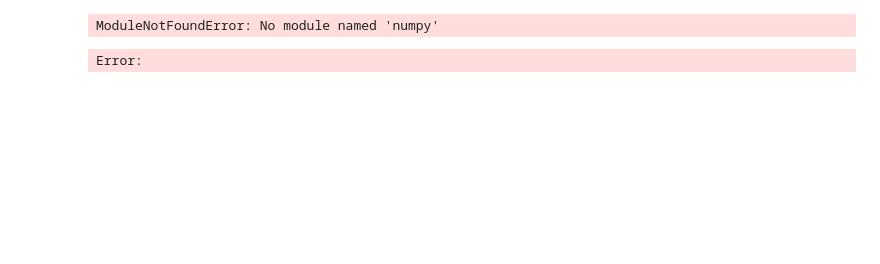
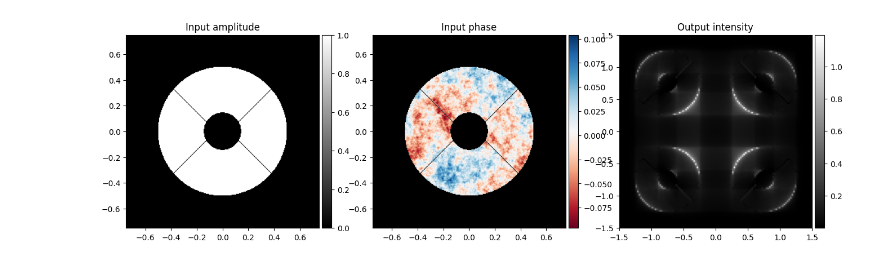
Before and after one commit to Menessao/hcipy, a Jupyter notebook: notebooks/testPyrAmp.ipynb, the cells around one changed output. Saved outputs shown, nothing was run; the diff lists cells and outputs as text; code cells hidden in the pictures; blank space fills up the shorter version.

```diff
--- a/notebooks/testPyrAmp.ipynb
+++ b/notebooks/testPyrAmp.ipynb
@@ -1,4 +1,8 @@
 # %%
+import sys
+sys.path.append('/raid1/mmenessini/git/hcipy/')
+
+
 from hcipy import *
 import numpy as np
 import matplotlib as mpl
@@ -9,13 +13,16 @@ import os
 # For notebook animations
 from matplotlib import animation
 from IPython.display import HTML
-# %% [output]
-ModuleNotFoundError: No module named 'numpy'
 # %%
-pupil_grid = make_pupil_grid(256, 1.5)
+telescope_diameter = 6.5
+pupil_grid_diameter = 1.5
+pupil_grid = make_pupil_grid(256, pupil_grid_diameter)
+pwfs_grid = make_pupil_grid(120, 2 * pupil_grid_diameter)
 
 aperture = make_magellan_aperture(True)
 
 telescope_pupil = aperture(pupil_grid)
-# %% [output]
-Error:
+# %%
+wavelength_wfs = 750e-9
+pyr = PyramidWavefrontSensorOptics(pupil_grid, pwfs_grid, separation=pupil_grid_diameter, wavelength_0=wavelength_wfs)
+camera = NoiselessDetector(pwfs_grid)
@@ -21,0 +67,10 @@ Error:
+# %%
+# Creating the aberrated wavefront
+phase_aberrated = make_power_law_error(pupil_grid, 0.2, 1)
+phase_aberrated -= np.mean(phase_aberrated[telescope_pupil >= 0.5])
+wf = Wavefront(telescope_pupil * np.exp(1j * phase_aberrated), wavelength_wfs)
+
+wf_out = pyr.forward(wf)
+plot_pyr(wf, wf_out)
+# %% [output]
+[figure, added]
```
Also changed, not shown: parts of 8 cells of this notebook.
